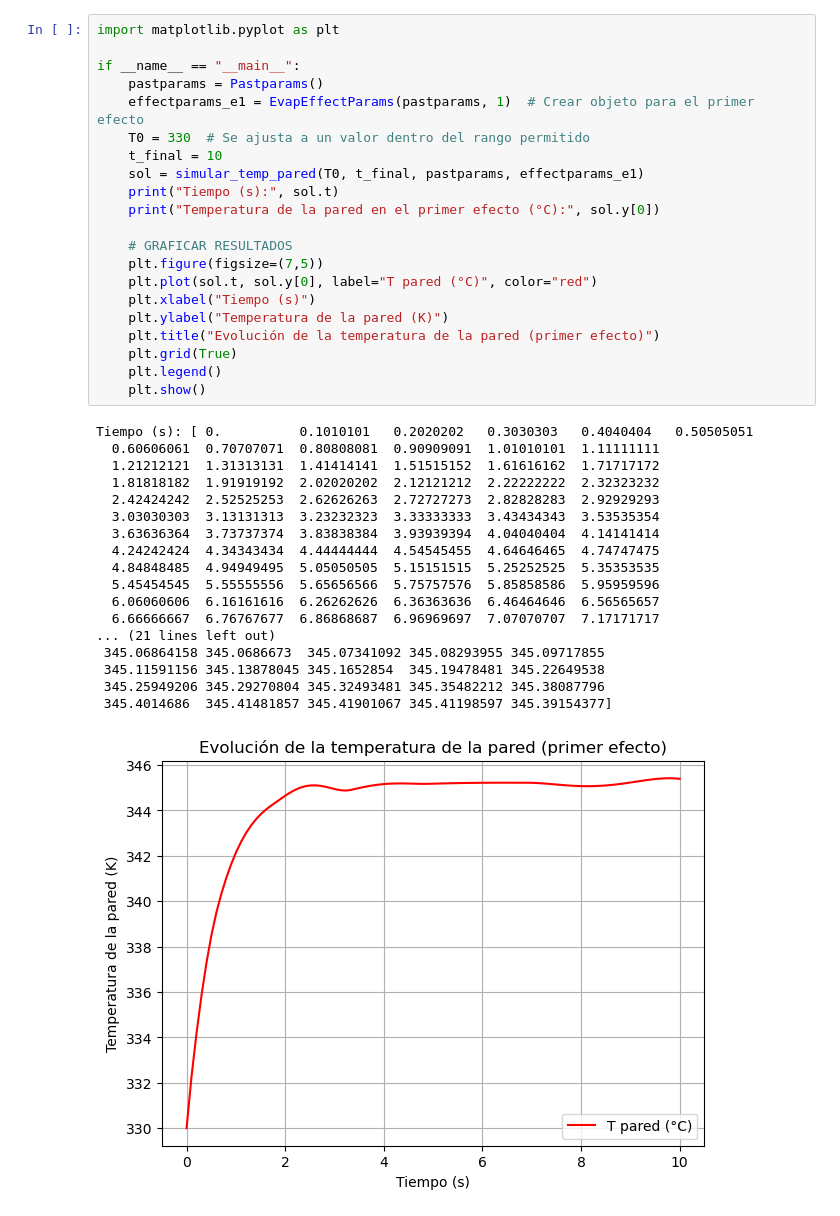
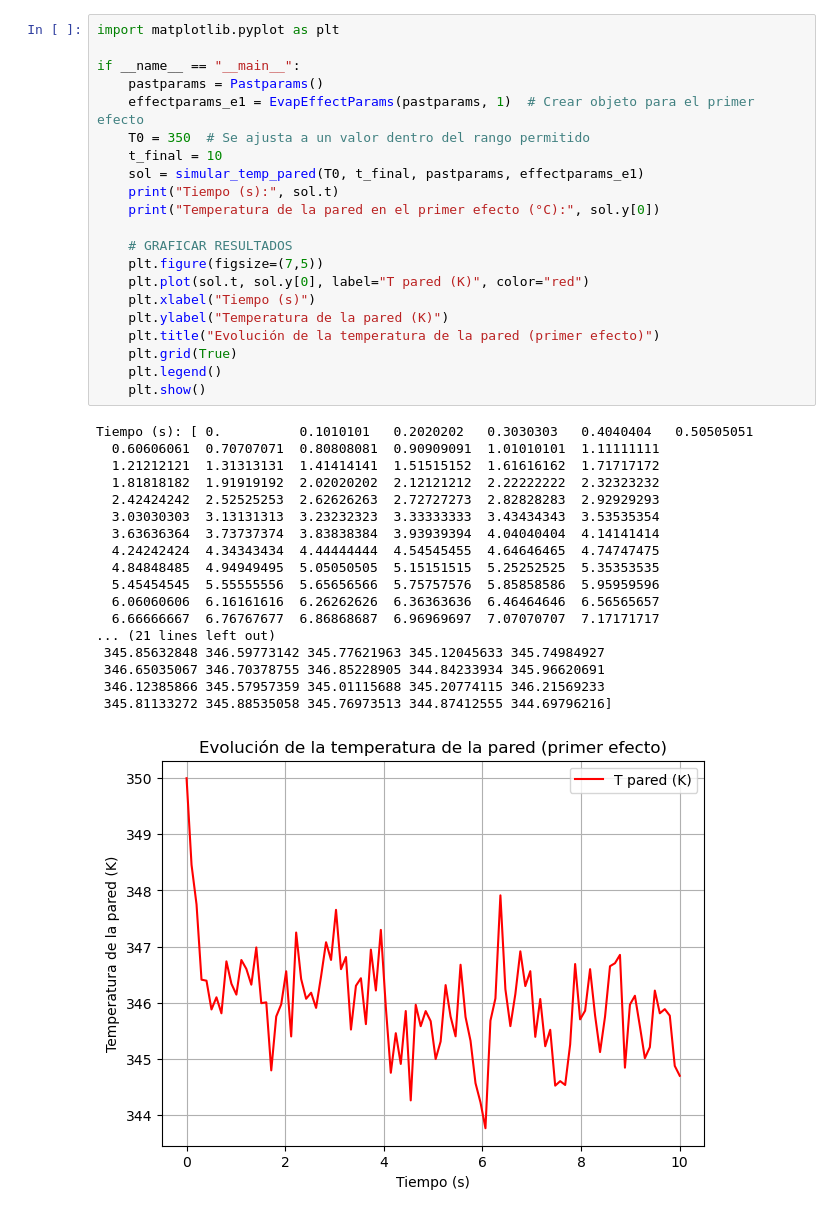
Before and after one commit to Damp-3/modelo_planta_concentradora, a Jupyter notebook: Modelo.ipynb, the cells around one changed output. Cells and saved outputs as stored; diff of their text form.

```diff
--- a/Modelo.ipynb
+++ b/Modelo.ipynb
@@ -21,38 +101,38 @@ import matplotlib.pyplot as plt
 if __name__ == "__main__":
     pastparams = Pastparams()
     effectparams_e1 = EvapEffectParams(pastparams, 1)  # Crear objeto para el primer efecto
-    T0 = 330  # Se ajusta a un valor dentro del rango permitido
+    T0 = 350  # Se ajusta a un valor dentro del rango permitido
     t_final = 10
     sol = simular_temp_pared(T0, t_final, pastparams, effectparams_e1)
     print("Tiempo (s):", sol.t)
     print("Temperatura de la pared en el primer efecto (°C):", sol.y[0])
 
     # GRAFICAR RESULTADOS
     plt.figure(figsize=(7,5))
-    plt.plot(sol.t, sol.y[0], label="T pared (°C)", color="red")
+    plt.plot(sol.t, sol.y[0], label="T pared (K)", color="red")
     plt.xlabel("Tiempo (s)")
     plt.ylabel("Temperatura de la pared (K)")
     plt.title("Evolución de la temperatura de la pared (primer efecto)")
     plt.grid(True)
     plt.legend()
     plt.show()
 # %% [output]
 Tiempo (s): [ 0.          0.1010101   0.2020202   0.3030303   0.4040404   0.50505051
   0.60606061  0.70707071  0.80808081  0.90909091  1.01010101  1.11111111
   1.21212121  1.31313131  1.41414141  1.51515152  1.61616162  1.71717172
   1.81818182  1.91919192  2.02020202  2.12121212  2.22222222  2.32323232
   2.42424242  2.52525253  2.62626263  2.72727273  2.82828283  2.92929293
   3.03030303  3.13131313  3.23232323  3.33333333  3.43434343  3.53535354
   3.63636364  3.73737374  3.83838384  3.93939394  4.04040404  4.14141414
   4.24242424  4.34343434  4.44444444  4.54545455  4.64646465  4.74747475
   4.84848485  4.94949495  5.05050505  5.15151515  5.25252525  5.35353535
   5.45454545  5.55555556  5.65656566  5.75757576  5.85858586  5.95959596
   6.06060606  6.16161616  6.26262626  6.36363636  6.46464646  6.56565657
   6.66666667  6.76767677  6.86868687  6.96969697  7.07070707  7.17171717
 ... (21 lines left out)
- 345.06864158 345.0686673  345.07341092 345.08293955 345.09717855
- 345.11591156 345.13878045 345.1652854  345.19478481 345.22649538
- 345.25949206 345.29270804 345.32493481 345.35482212 345.38087796
- 345.4014686  345.41481857 345.41901067 345.41198597 345.39154377]
+ 345.85632848 346.59773142 345.77621963 345.12045633 345.74984927
+ 346.65035067 346.70378755 346.85228905 344.84233934 345.96620691
+ 346.12385866 345.57957359 345.01115688 345.20774115 346.21569233
+ 345.81133272 345.88535058 345.76973513 344.87412555 344.69796216]
-[figure, old version]
+[figure, new version]
 # %%
```
Also changed, not shown: parts of 17 cells of this notebook, 6 other files.
